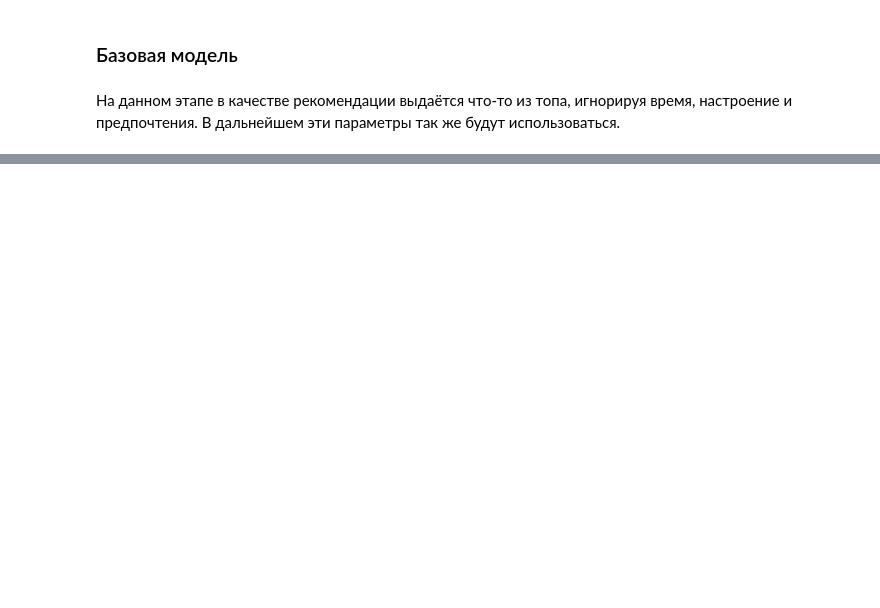
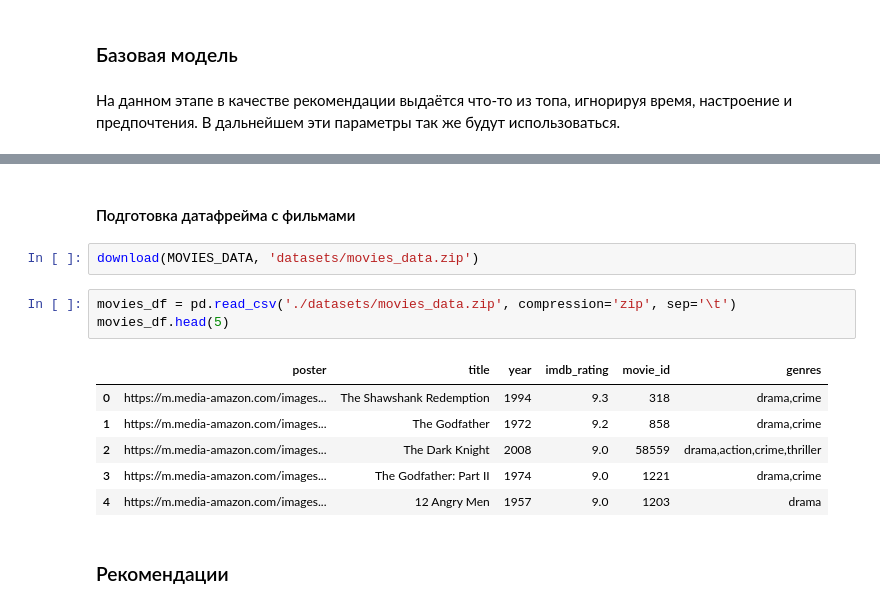
Before and after one commit to inozemtseviv/moodstream-ml, a Jupyter notebook: MoodStream.ipynb, the cells around one changed output, grey strips where cells are left out. Drawn from its saved outputs; the diff is of its cells as text; blank space fills up the shorter version.

Commit message:
Movies model

```diff
--- a/MoodStream.ipynb
+++ b/MoodStream.ipynb
@@ -47,0 +67,16 @@
+# %% [markdown]
+#### Подготовка датафрейма с фильмами
+# %%
+download(MOVIES_DATA, 'datasets/movies_data.zip')
+# %%
+movies_df = pd.read_csv('./datasets/movies_data.zip', compression='zip', sep='\t')
+movies_df.head(5)
+# %% [output]
+|  | poster | title | year | imdb_rating | movie_id | genres |
+| 0 | https://m.media-amazon.com/images... | The Shawshank Redemption | 1994 | 9.3 | 318 | drama,crime |
+| 1 | https://m.media-amazon.com/images... | The Godfather | 1972 | 9.2 | 858 | drama,crime |
+| 2 | https://m.media-amazon.com/images... | The Dark Knight | 2008 | 9.0 | 58559 | drama,action,crime,thriller |
+| 3 | https://m.media-amazon.com/images... | The Godfather: Part II | 1974 | 9.0 | 1221 | drama,crime |
+| 4 | https://m.media-amazon.com/images... | 12 Angry Men | 1957 | 9.0 | 1203 | drama |
+# %% [markdown]
+### Рекомендации
```
Also changed, not shown: parts of 6 cells of this notebook, 2 other files.
